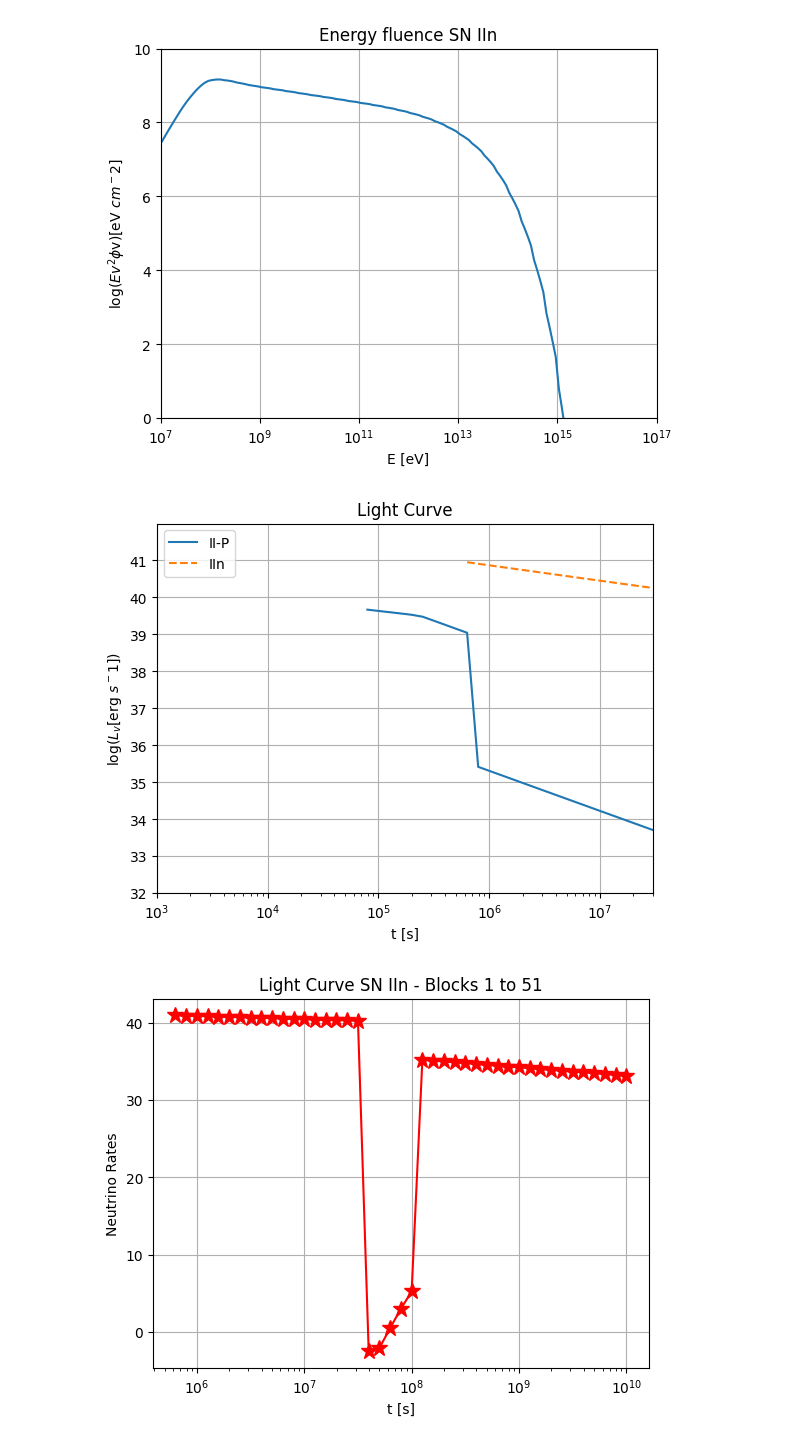
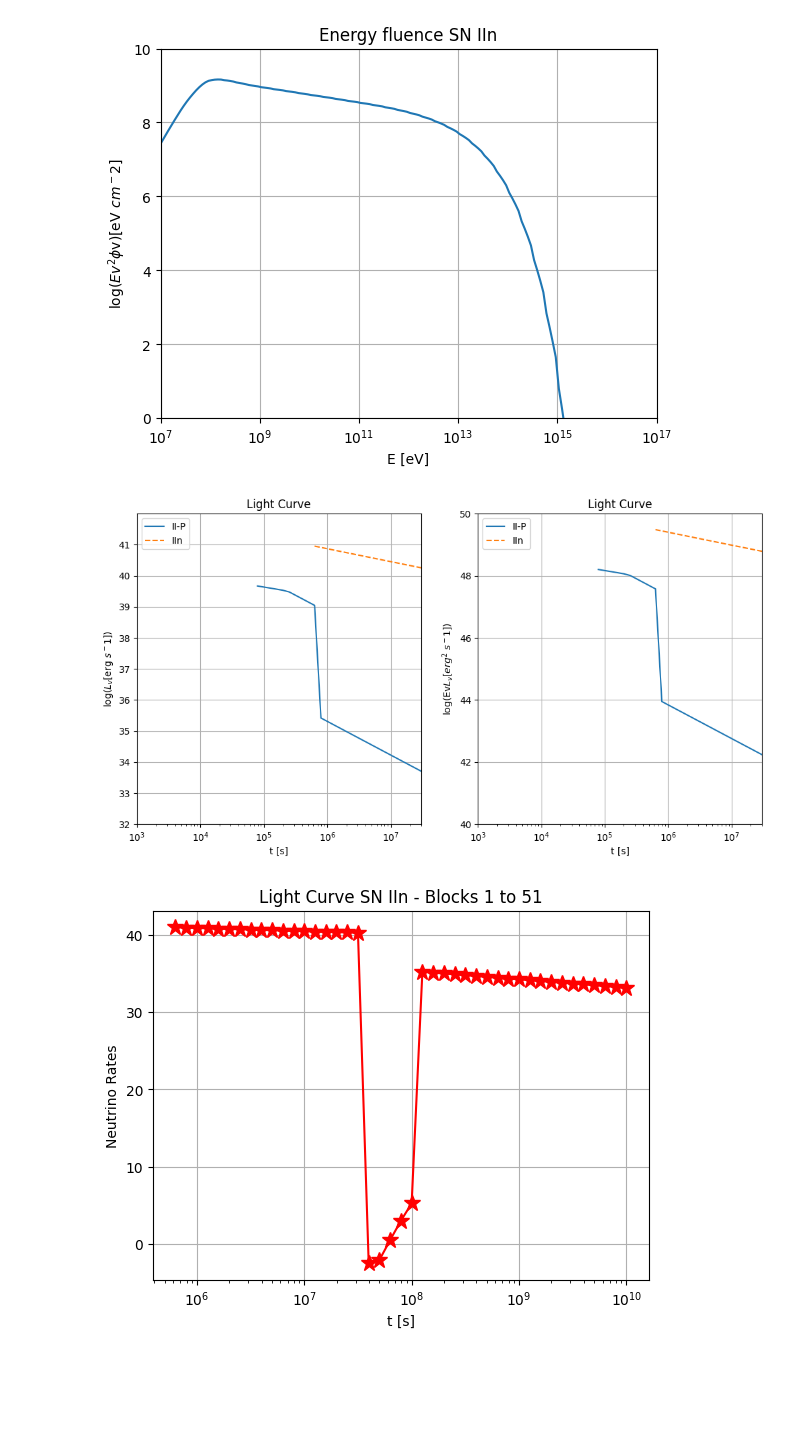
Before and after one commit to VOliviero/CCSN-HE, a Jupyter notebook: tabelle.ipynb, the cells around one changed output. Drawn from its saved outputs; the diff is of its cells as text; code cells hidden in the pictures; blank space fills up the shorter version.

```diff
--- a/tabelle.ipynb
+++ b/tabelle.ipynb
@@ -177,7 +177,7 @@ import matplotlib.pyplot as plt
 
 # Ottenere la lista di tutti i file .dat nella cartella SN_IIn
 file_list = glob.glob('SN_IIP/SNIIP_20_block_*.dat')
-
+light_curve_all_Ev=[]
 light_curve_all=[]
 time_all = []
 
@@ -234,6 +234,11 @@ for idx, (start_block, end_block) in enumerate(block_ranges, start=1):
                 light_curve_=np.asarray(light_curve_)
 
                 light_curve_all.append(light_curve_[0])
+
+                light_curve_Ev=np.log10(Ev * Ev * Ev * dN_dEv *eV_to_erg)
+                light_curve_Ev=np.asarray(light_curve_Ev)
+
+                light_curve_all_Ev.append(light_curve_Ev[0])
                 time_all.append(time[0])
 
         #print(S_IIn)
@@ -252,6 +257,7 @@ for idx, (start_block, end_block) in enumerate(block_ranges, start=1):
 file_list_2 = glob.glob('SN_IIn/SNIIn_20_block_*.dat')
 
 light_curve_all_n=[]
+light_curve_all_n_Ev = []
 time_all_n = []
 
 block_ranges = [(1, 51)]
@@ -308,50 +314,70 @@ for idx, (start_block, end_block) in enumerate(block_ranges, start=1):
                 light_curve_=np.asarray(light_curve_)
 
                 light_curve_all_n.append(light_curve_[0])
+
+                light_curve_n_Ev=np.log10(Ev * Ev * Ev * dN_dEv *eV_to_erg)
+                light_curve_n_Ev=np.asarray(light_curve_n_Ev)
+
+                light_curve_all_n_Ev.append(light_curve_n_Ev[0])
                 time_all_n.append(time[0])
 
 
 
     # Impostazioni del plot
 
-    fig=plt.figure()
-    ax=fig.add_subplot(111)
+    fig=plt.figure(figsize=[12,6])
+    ax=fig.add_subplot(121)
 
     ax.plot(time_all, light_curve_all, label='II-P')
     x2,y2 = zip(*sorted(zip(time_all_n, light_curve_all_n),key=lambda time_all_n: time_all_n[0]))
     ax.plot(x2, y2, linestyle='--', label='IIn')
-    #ax.set_xlim(xmin=32,xmax=42)
     yvalues=np.arange(32,42,1)
     plt.ylim(32,42)
     plt.yticks(yvalues)
     plt.xlim(1e3,3e7)
     #plt.axis('auto')
     plt.xlabel('t [s]')
     plt.ylabel('log($L_v$[erg $s^-1$])')
+    plt.title(f'Light Curve')
+    plt.xscale('log')
+    plt.legend(loc='upper left')
+    plt.grid(True)
+    #ax.set_xlim(xmin=32,xmax=42)
+    ax=fig.add_subplot(122)
+    ax.plot(time_all, light_curve_all_Ev, label='II-P')
+    x3,y3 = zip(*sorted(zip(time_all_n, light_curve_all_n_Ev),key=lambda time_all_n: time_all_n[0]))
+    ax.plot(x3, y3, linestyle='--', label='IIn')
+    #yvalues=np.arange(32,42,1)
+    plt.ylim(40,50)
+    #plt.yticks(yvalues)
+    plt.xlim(1e3,3e7)
+    #plt.axis('auto')
+    plt.xlabel('t [s]')
+    plt.ylabel('log(Ev$L_v$[$erg^2$ $s^-1$])')
     plt.title(f'Light Curve')
     plt.xscale('log')
     plt.legend(loc='upper left')
     plt.grid(True)
 
     # Imposta limiti dinamici agli assi
 
     '''if idx == 2 or idx ==3:
 
         plt.ylim(25, 30)  # Imposta il limite sull'asse x tra 1e6 e 1e7
         plt.xlim(8*1e5,1e7)
     if idx==4:
         plt.xlim(3*1e7, 1e8)
     if idx==5:
         plt.xlim(1e8,1e9)
     if idx==6:
         plt.ylim(10,35)'''
 
     plt.show()
 
     # Attendi l'input dell'utente prima di mostrare il prossimo subplot
     #input("Premi INVIO per mostrare il prossimo subplot:")
 # %% [output]
-[figure, old version]
+[figure, new version]
 # %%
 file_list_2 = glob.glob('SN_IIn/SNIIn_20_block_*.dat')
 
```
Also changed, not shown: 3 other files.
